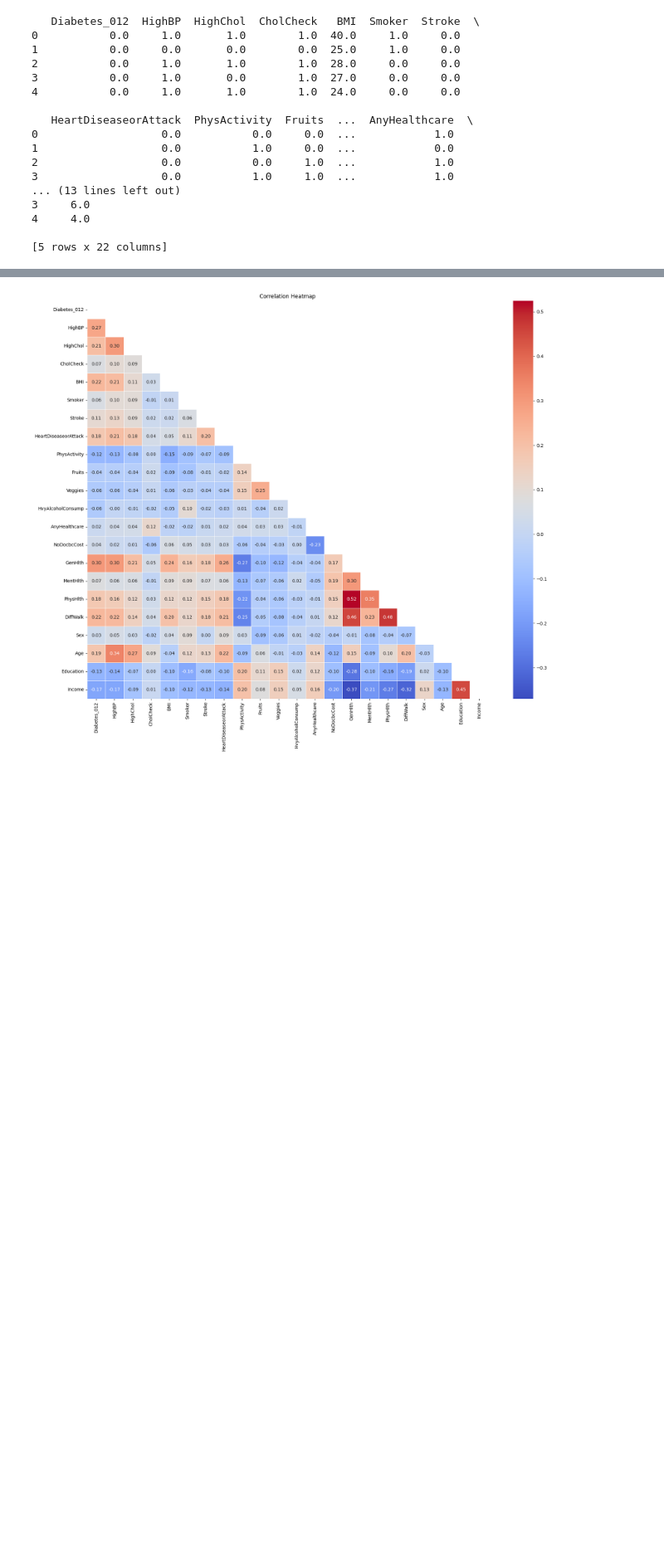
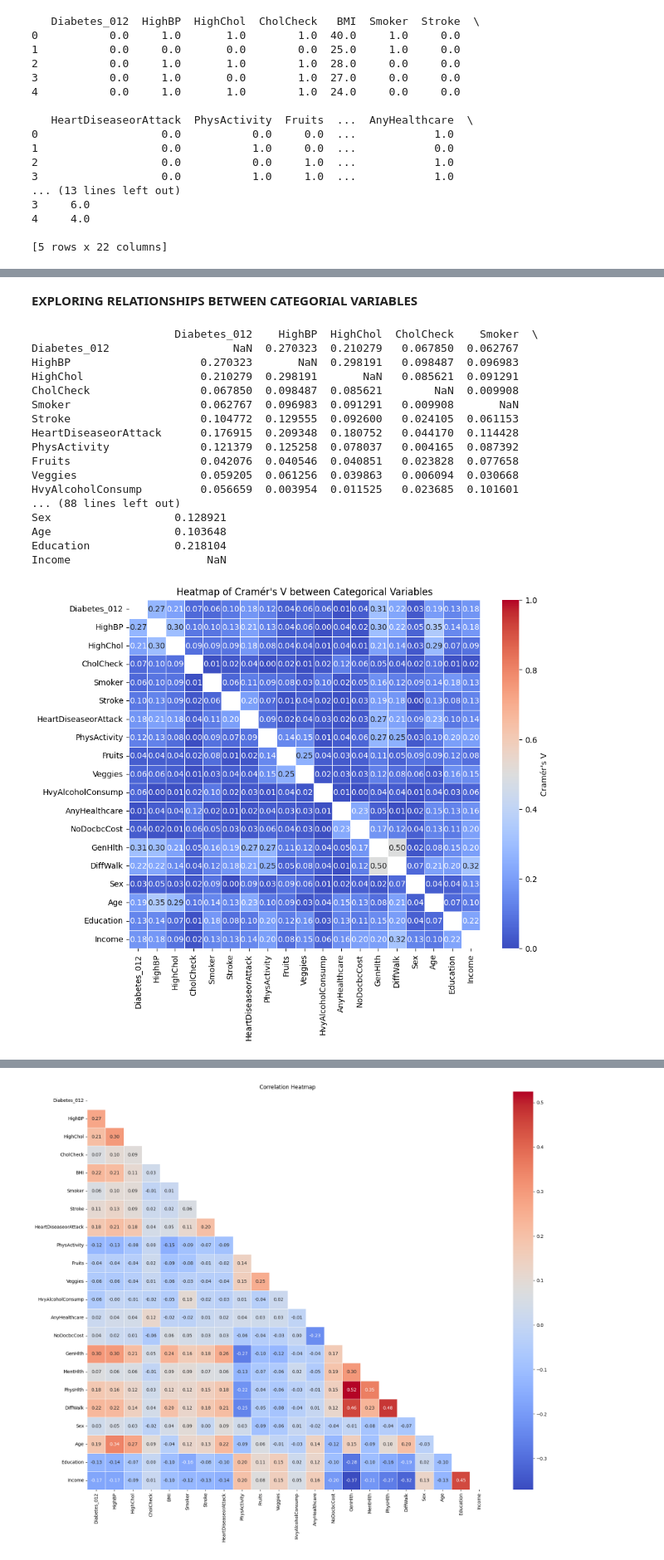
Before and after one commit to Catafal/Data-Mining-I, a Jupyter notebook: Project/project.ipynb, the cells around one changed output, grey strips where cells are left out. Shown at 83% size. Drawn from its saved outputs; the diff is of its cells as text; code cells hidden in the pictures; blank space fills up the shorter version.

Commit message:
updated preprocessing and feature selection

```diff
--- a/Project/project.ipynb
+++ b/Project/project.ipynb
@@ -78,0 +234,57 @@ max         1.000000      13.000000       6.000000       8.000000
+# %% [markdown]
+**EXPLORING RELATIONSHIPS BETWEEN CATEGORIAL VARIABLES**
+# %%
+
+from scipy.stats import chi2_contingency
+
+# Function to calculate Cramér's V
+def cramers_v(contingency_table):
+    chi2, p, dof, expected = chi2_contingency(contingency_table)
+    n = contingency_table.sum().sum()  # Total number of observations
+    r, k = contingency_table.shape     # Number of rows and columns
+    return np.sqrt(chi2 / (n * (min(k-1, r-1))))
+
+# Select only categorical variables
+categorical_vars = diabetes_data.select_dtypes(include='category').columns
+
+# Initialize an empty DataFrame to store Cramér's V values
+cramers_v_matrix = pd.DataFrame(index=categorical_vars, columns=categorical_vars)
+
+# Loop over all pairs of categorical variables
+for var1 in categorical_vars:
+    for var2 in categorical_vars:
+        if var1 != var2:  # Avoid diagonal (self comparison)
+            # Create the contingency table
+            cont_table = pd.crosstab(diabetes_data[var1], diabetes_data[var2])
+            # Calculate Cramér's V
+            cramers_v_matrix.loc[var1, var2] = cramers_v(cont_table)
+        else:
+            cramers_v_matrix.loc[var1, var2] = np.nan  # Set diagonal to NaN
+
+# Convert the matrix to numeric
+cramers_v_matrix = cramers_v_matrix.astype(float)
+print(cramers_v_matrix)
+# Plotting the heatmap of Cramér's V values
+plt.figure(figsize=(10, 8))
+sns.heatmap(cramers_v_matrix, annot=True, fmt='.2f', cmap="coolwarm", cbar_kws={'label': "Cramér's V"}, vmin=0, vmax=1,linewidths=0.5)
+plt.title("Heatmap of Cramér's V between Categorical Variables")
+plt.show()
+# %% [output]
+                      Diabetes_012    HighBP  HighChol  CholCheck    Smoker  \
+Diabetes_012                   NaN  0.270323  0.210279   0.067850  0.062767
+HighBP                    0.270323       NaN  0.298191   0.098487  0.096983
+HighChol                  0.210279  0.298191       NaN   0.085621  0.091291
+CholCheck                 0.067850  0.098487  0.085621        NaN  0.009908
+Smoker                    0.062767  0.096983  0.091291   0.009908       NaN
+Stroke                    0.104772  0.129555  0.092600   0.024105  0.061153
+HeartDiseaseorAttack      0.176915  0.209348  0.180752   0.044170  0.114428
+PhysActivity              0.121379  0.125258  0.078037   0.004165  0.087392
+Fruits                    0.042076  0.040546  0.040851   0.023828  0.077658
+Veggies                   0.059205  0.061256  0.039863   0.006094  0.030668
+HvyAlcoholConsump         0.056659  0.003954  0.011525   0.023685  0.101601
+... (88 lines left out)
+Sex                   0.128921
+Age                   0.103648
+Education             0.218104
+Income                     NaN
+[figure, added]
```
Also changed, not shown: parts of 23 cells of this notebook, 2 other files.
